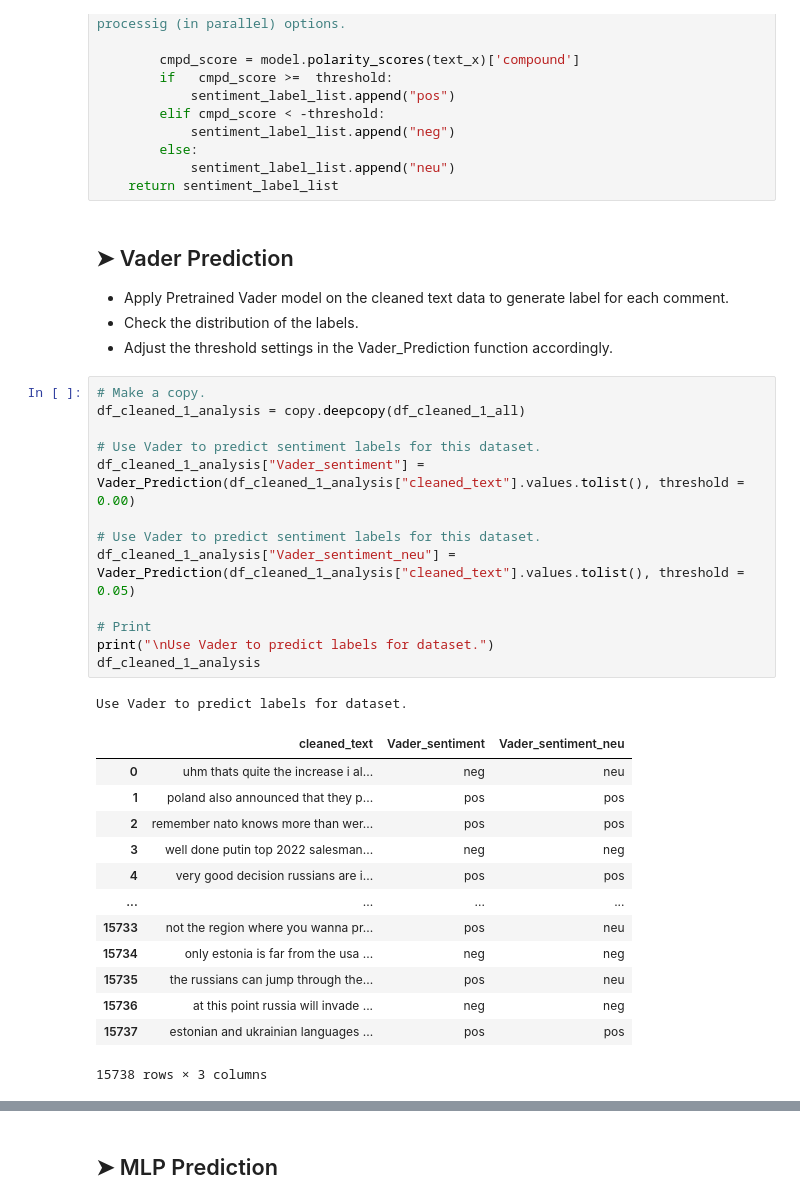
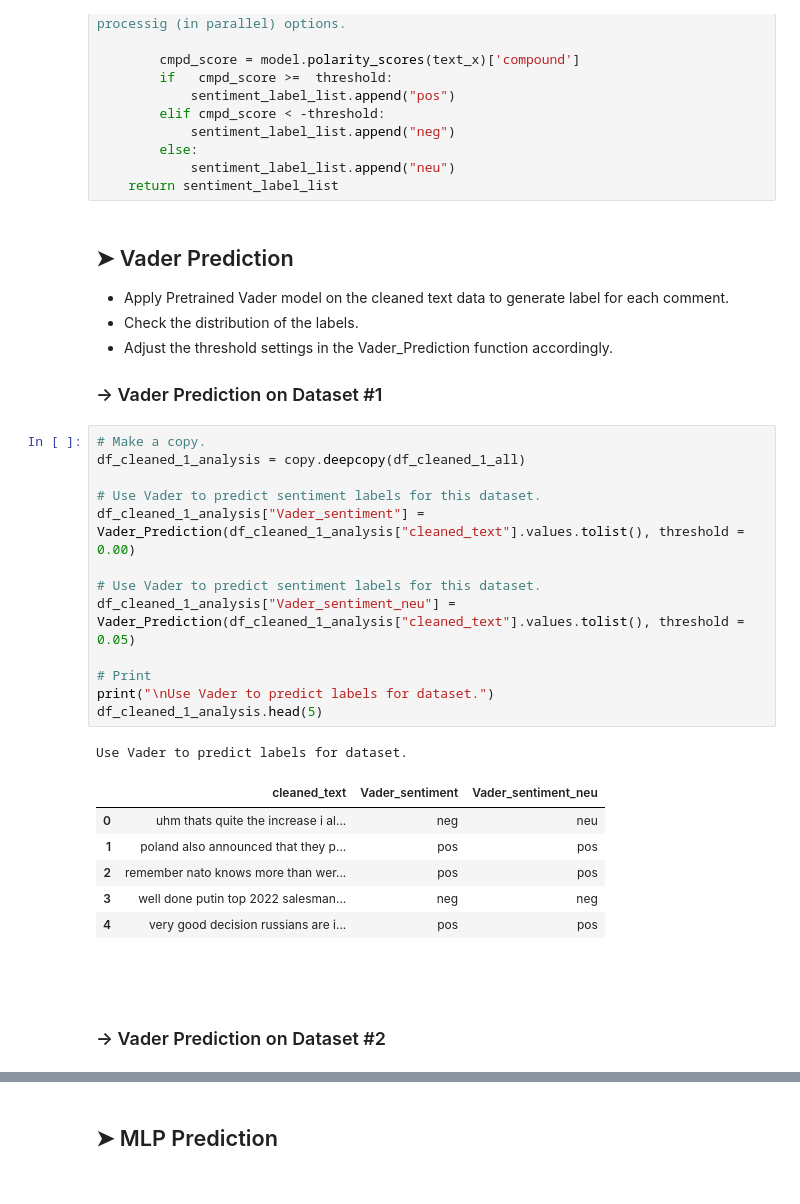
Before and after one commit to Zhiqing-Xu/SentimentAnalysis, a Jupyter notebook: ZX_Part_2.ipynb, the cells around one changed output, grey strips where cells are left out. Drawn from its saved outputs; the diff is of its cells as text.

```diff
--- a/ZX_Part_2.ipynb
+++ b/ZX_Part_2.ipynb
@@ -826,31 +867,32 @@ def Vader_Prediction( text_array, threshold = 0.05, model = SentimentIntensityAn
 - Apply Pretrained Vader model on the cleaned text data to generate label for each comment.
 - Check the distribution of the labels.
 - Adjust the threshold settings in the Vader_Prediction function accordingly.
+
+### &#8594; Vader Prediction on Dataset #1
 # %%
 # Make a copy.
 df_cleaned_1_analysis = copy.deepcopy(df_cleaned_1_all)
 
 # Use Vader to predict sentiment labels for this dataset.
 df_cleaned_1_analysis["Vader_sentiment"] = Vader_Prediction(df_cleaned_1_analysis["cleaned_text"].values.tolist(), threshold = 0.00)
 
 # Use Vader to predict sentiment labels for this dataset.
 df_cleaned_1_analysis["Vader_sentiment_neu"] = Vader_Prediction(df_cleaned_1_analysis["cleaned_text"].values.tolist(), threshold = 0.05)
 
 # Print
 print("\nUse Vader to predict labels for dataset.")
-df_cleaned_1_analysis
+df_cleaned_1_analysis.head(5)
 # %% [output]
 Use Vader to predict labels for dataset.
 |  | cleaned_text | Vader_sentiment | Vader_sentiment_neu |
 | 0 | uhm thats quite the increase i al... | neg | neu |
 | 1 | poland also announced that they p... | pos | pos |
 | 2 | remember nato knows more than wer... | pos | pos |
 | 3 | well done putin top 2022 salesman... | neg | neg |
 | 4 | very good decision russians are i... | pos | pos |
-| ... | ... | ... | ... |
-| 15733 | not the region where you wanna pr... | pos | neu |
-| 15734 | only estonia is far from the usa ... | neg | neg |
-| 15735 | the russians can jump through the... | pos | neu |
-| 15736 | at this point russia will invade ... | neg | neg |
-| 15737 | estonian and ukrainian languages ... | pos | pos |
-15738 rows × 3 columns
+# %% [markdown]
+<br/>
+
+<br/>
+
+### &#8594; Vader Prediction on Dataset #2
```
Also changed, not shown: parts of 38 cells of this notebook, 4 other files.
